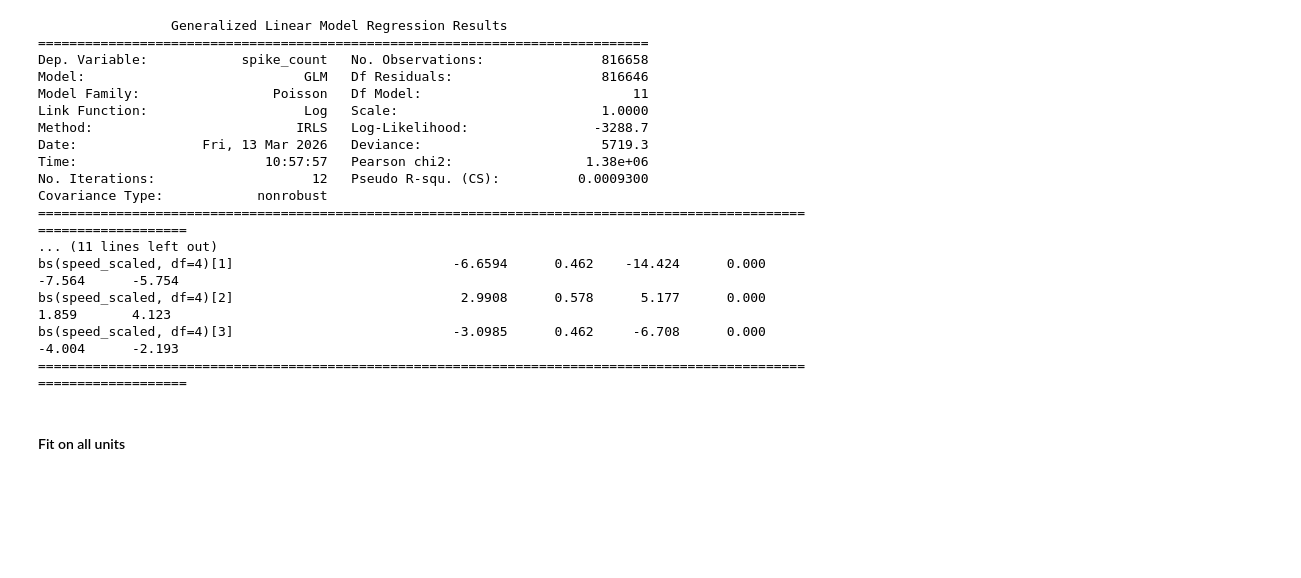
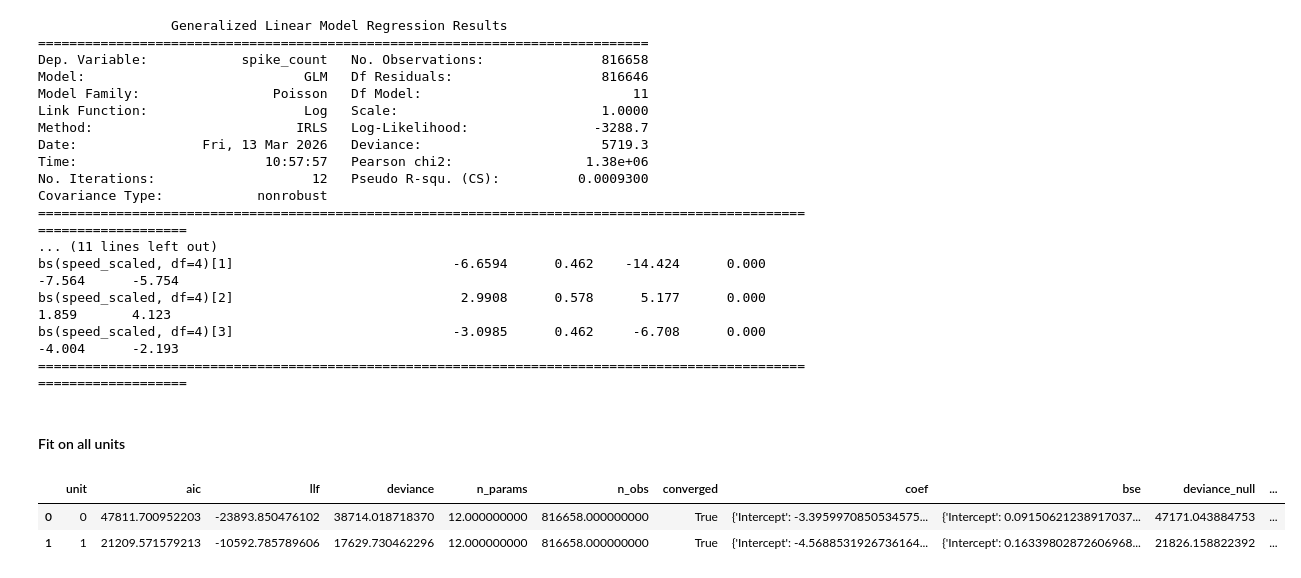
Before and after one commit to anirudh073/pfc-movement-analysis, a Jupyter notebook: notebooks/encoding.ipynb, the cells around one changed output. Cells and saved outputs as stored; diff of their text form; code cells hidden in the pictures; blank space fills up the shorter version.

```diff
--- a/notebooks/encoding.ipynb
+++ b/notebooks/encoding.ipynb
@@ -1296,4 +1352,11 @@ bs(speed_scaled, df=4)[3]                            -3.0985      0.462     -6.7
 # %%
 # choice_temporal_model_all = fit_glm_all_units(choice_temporal_formula, cov_df_out_common, spike_counts_out_common, unit_ids)
 # choice_temporal_model_all["model"] = "choice_temporal_model"
 # choice_temporal_model_all.to_csv(f"{base_dir}/analysis/choice_temporal_model_all.csv")
+
+choice_temporal_model_all = pd.read_csv(f"{base_dir}/analysis/choice_temporal_model_all.csv", index_col = 0)
+choice_temporal_model_all.head(2)
+# %% [output]
+|  | unit | aic | llf | deviance | n_params | n_obs | converged | coef | bse | deviance_null | ... |
+| 0 | 0 | 47811.700952203 | -23893.850476102 | 38714.018718370 | 12.000000000 | 816658.000000000 | True | {'Intercept': -3.3959970850534575... | {'Intercept': 0.09150621238917037... | 47171.043884753 | ... |
+| 1 | 1 | 21209.571579213 | -10592.785789606 | 17629.730462296 | 12.000000000 | 816658.000000000 | True | {'Intercept': -4.5688531926736164... | {'Intercept': 0.16339802872606968... | 21826.158822392 | ... |
```
Also changed, not shown: parts of 21 cells of this notebook, 1 other file.
